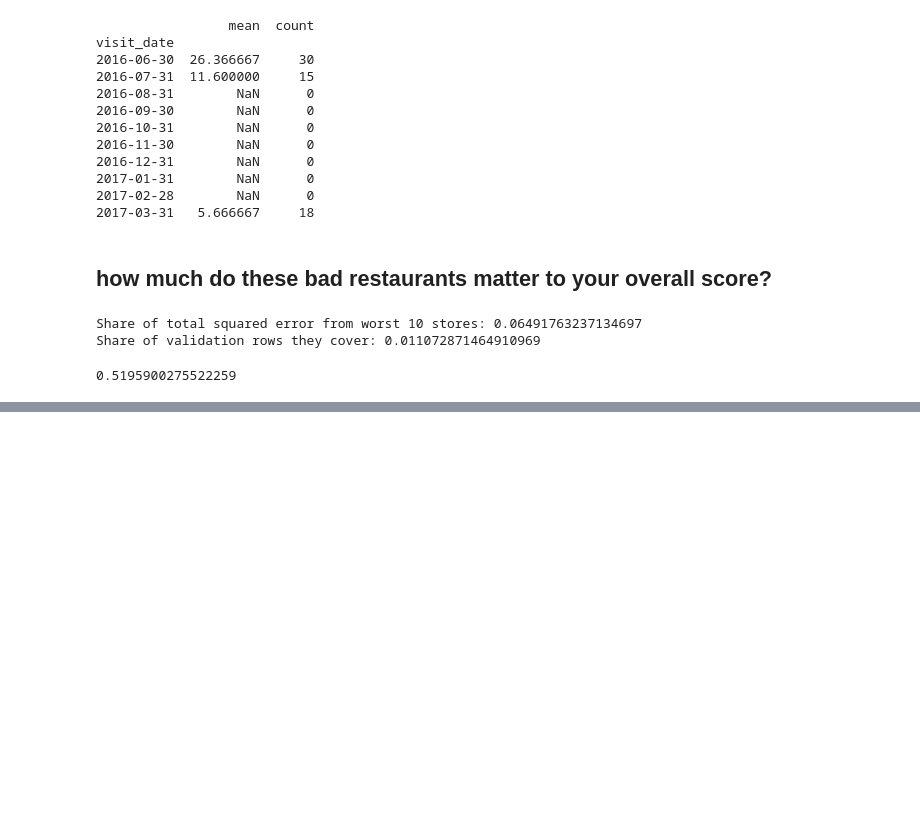
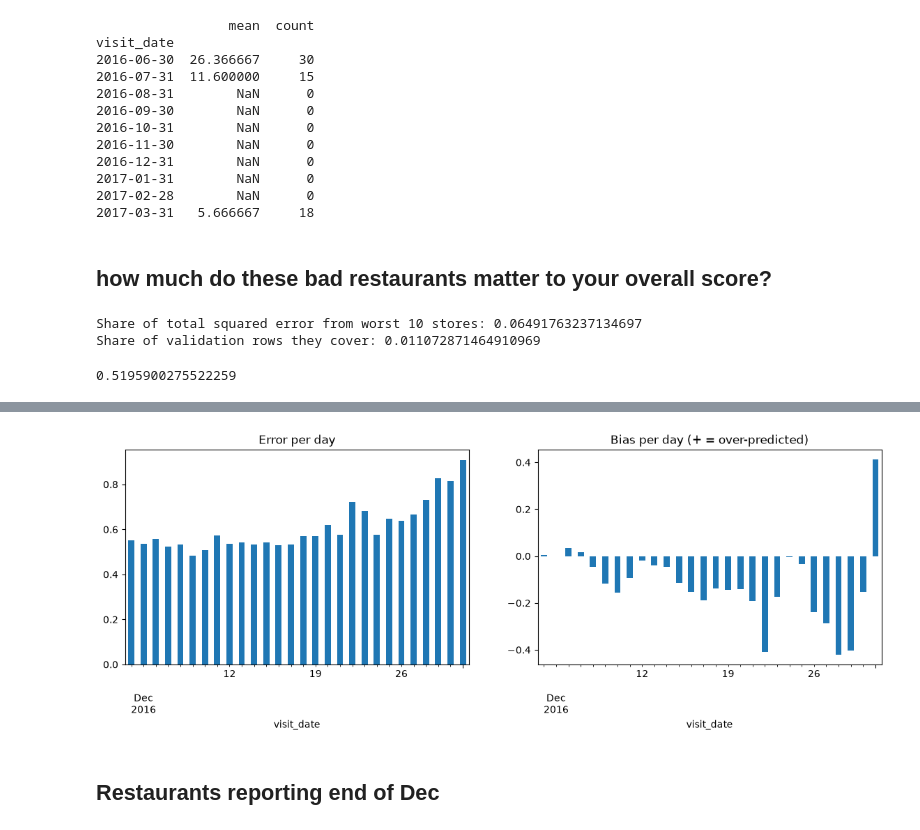
Before and after one commit to bakarboyy/restaurant-demand-forecasting, a Jupyter notebook: notebooks/01_explore.ipynb, the cells around one changed output, grey strips where cells are left out. Saved outputs shown, nothing was run; the diff lists cells and outputs as text; code cells hidden in the pictures; blank space fills up the shorter version.

```diff
--- a/notebooks/01_explore.ipynb
+++ b/notebooks/01_explore.ipynb
@@ -460,0 +521,25 @@ print(np.sqrt(va.loc[keep, "sq_err"].mean()))
+# %%
+valid_start = pd.Timestamp("2016-12-04")
+valid_end = valid_start + pd.Timedelta(days=27)
+train_end = valid_start - pd.Timedelta(days=1)
+
+tr_w = visits[visits["visit_date"] <= train_end].copy()
+va_w = visits[(visits["visit_date"] >= valid_start) & (visits["visit_date"] <= valid_end)].copy()
+for d in (tr_w, va_w):
+    d["dow"] = d["visit_date"].dt.day_of_week
+tr_w["log_v"] = np.log1p(tr_w["visitors"])
+
+recent = tr_w[tr_w["visit_date"] > train_end - pd.Timedelta(weeks=26)]
+m = recent.groupby(["air_store_id", "dow"])["log_v"].mean().rename("p").reset_index()
+va_w = va_w.merge(m, on=["air_store_id", "dow"], how="left")
+va_w["p"] = va_w["p"].fillna(tr_w["log_v"].mean())
+va_w["err"] = va_w["p"] - np.log1p(va_w["visitors"])   # positive = predicted too high
+
+fig, ax = plt.subplots(1, 2, figsize=(14, 4))
+np.sqrt((va_w["err"]**2).groupby(va_w["visit_date"]).mean()).plot(kind="bar", ax=ax[0], title="Error per day")
+va_w["err"].groupby(va_w["visit_date"]).mean().plot(kind="bar", ax=ax[1], title="Bias per day (+ = over-predicted)")
+plt.show()
+# %% [output]
+[figure, added]
+# %% [markdown]
+## Restaurants reporting end of Dec
```
Also changed, not shown: parts of 5 cells of this notebook, 1 other file.
